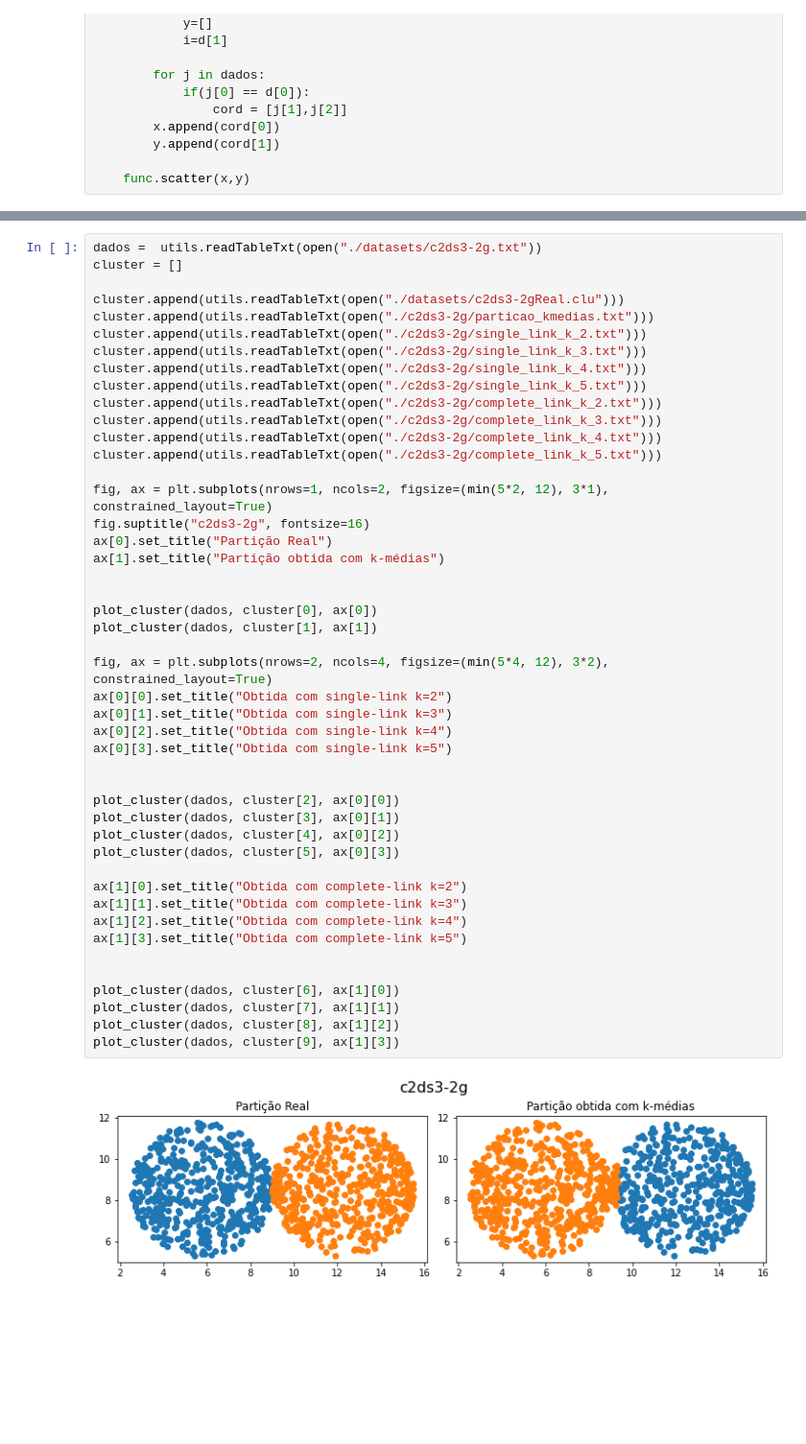
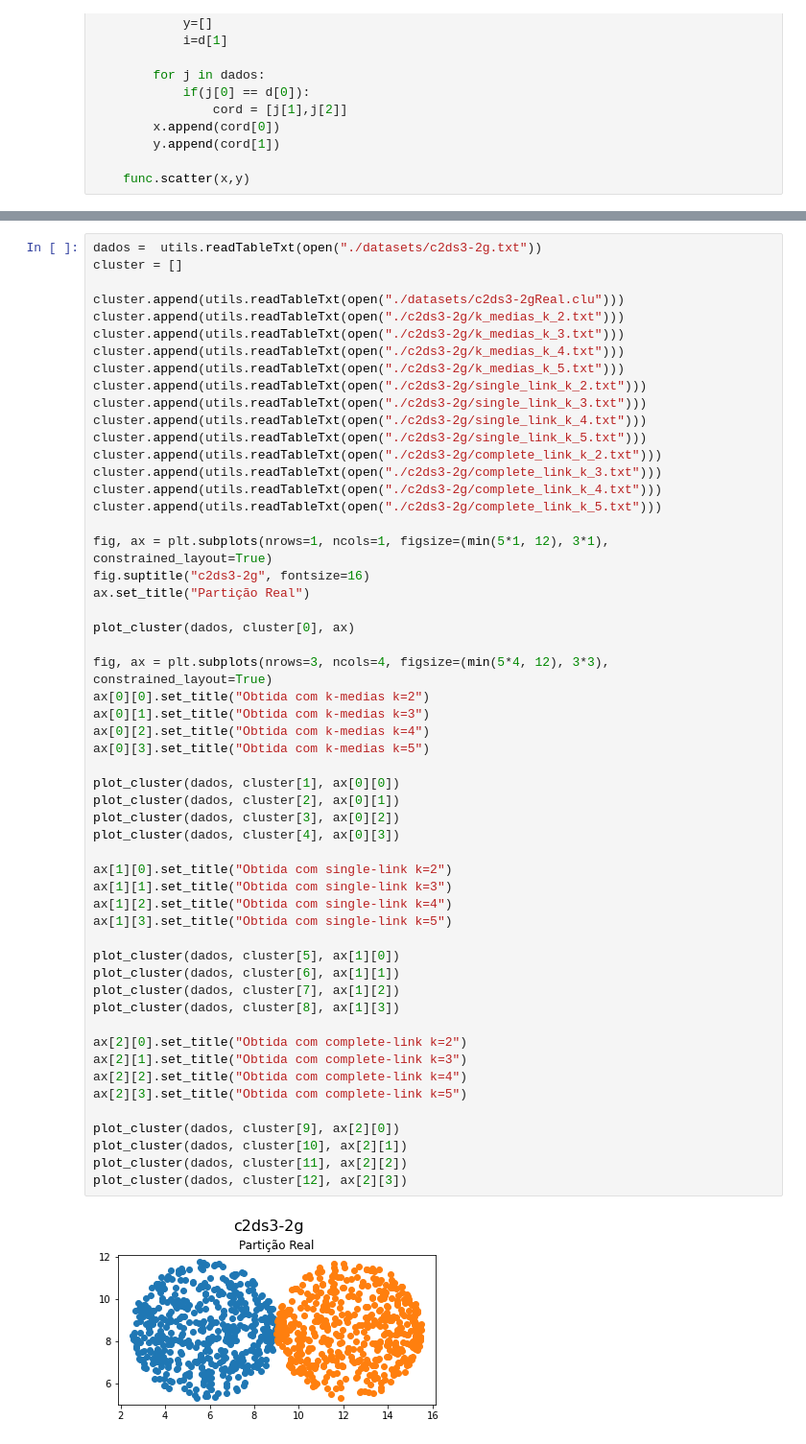
Before and after one commit to Guilherme-Fumagali/trabalho-IA, a Jupyter notebook: Analise_dados.ipynb, the cells around one changed output, grey strips where cells are left out. Shown: that part at 96% size. Cells and saved outputs as stored; diff of their text form; blank space fills up the shorter version.

```diff
--- a/Analise_dados.ipynb
+++ b/Analise_dados.ipynb
@@ -73,48 +81,56 @@ plot_cluster(dados, cluster[9], ax[1][3])
 # %%
 dados =  utils.readTableTxt(open("./datasets/c2ds3-2g.txt"))
 cluster = []
 
 cluster.append(utils.readTableTxt(open("./datasets/c2ds3-2gReal.clu")))
-cluster.append(utils.readTableTxt(open("./c2ds3-2g/particao_kmedias.txt")))
+cluster.append(utils.readTableTxt(open("./c2ds3-2g/k_medias_k_2.txt")))
+cluster.append(utils.readTableTxt(open("./c2ds3-2g/k_medias_k_3.txt")))
+cluster.append(utils.readTableTxt(open("./c2ds3-2g/k_medias_k_4.txt")))
+cluster.append(utils.readTableTxt(open("./c2ds3-2g/k_medias_k_5.txt")))
 cluster.append(utils.readTableTxt(open("./c2ds3-2g/single_link_k_2.txt")))
 cluster.append(utils.readTableTxt(open("./c2ds3-2g/single_link_k_3.txt")))
 cluster.append(utils.readTableTxt(open("./c2ds3-2g/single_link_k_4.txt")))
 cluster.append(utils.readTableTxt(open("./c2ds3-2g/single_link_k_5.txt")))
 cluster.append(utils.readTableTxt(open("./c2ds3-2g/complete_link_k_2.txt")))
 cluster.append(utils.readTableTxt(open("./c2ds3-2g/complete_link_k_3.txt")))
 cluster.append(utils.readTableTxt(open("./c2ds3-2g/complete_link_k_4.txt")))
 cluster.append(utils.readTableTxt(open("./c2ds3-2g/complete_link_k_5.txt")))
 
-fig, ax = plt.subplots(nrows=1, ncols=2, figsize=(min(5*2, 12), 3*1), constrained_layout=True)
+fig, ax = plt.subplots(nrows=1, ncols=1, figsize=(min(5*1, 12), 3*1), constrained_layout=True)
 fig.suptitle("c2ds3-2g", fontsize=16)
-ax[0].set_title("Partição Real")
-ax[1].set_title("Partição obtida com k-médias")
+ax.set_title("Partição Real")
 
+plot_cluster(dados, cluster[0], ax)
 
-plot_cluster(dados, cluster[0], ax[0])
-plot_cluster(dados, cluster[1], ax[1])
+fig, ax = plt.subplots(nrows=3, ncols=4, figsize=(min(5*4, 12), 3*3), constrained_layout=True)
+ax[0][0].set_title("Obtida com k-medias k=2")
+ax[0][1].set_title("Obtida com k-medias k=3")
+ax[0][2].set_title("Obtida com k-medias k=4")
+ax[0][3].set_title("Obtida com k-medias k=5")
 
-fig, ax = plt.subplots(nrows=2, ncols=4, figsize=(min(5*4, 12), 3*2), constrained_layout=True)
-ax[0][0].set_title("Obtida com single-link k=2")
-ax[0][1].set_title("Obtida com single-link k=3")
-ax[0][2].set_title("Obtida com single-link k=4")
-ax[0][3].set_title("Obtida com single-link k=5")
+plot_cluster(dados, cluster[1], ax[0][0])
+plot_cluster(dados, cluster[2], ax[0][1])
+plot_cluster(dados, cluster[3], ax[0][2])
+plot_cluster(dados, cluster[4], ax[0][3])
 
+ax[1][0].set_title("Obtida com single-link k=2")
+ax[1][1].set_title("Obtida com single-link k=3")
+ax[1][2].set_title("Obtida com single-link k=4")
+ax[1][3].set_title("Obtida com single-link k=5")
 
-plot_cluster(dados, cluster[2], ax[0][0])
-plot_cluster(dados, cluster[3], ax[0][1])
-plot_cluster(dados, cluster[4], ax[0][2])
-plot_cluster(dados, cluster[5], ax[0][3])
+plot_cluster(dados, cluster[5], ax[1][0])
+plot_cluster(dados, cluster[6], ax[1][1])
+plot_cluster(dados, cluster[7], ax[1][2])
+plot_cluster(dados, cluster[8], ax[1][3])
 
-ax[1][0].set_title("Obtida com complete-link k=2")
-ax[1][1].set_title("Obtida com complete-link k=3")
-ax[1][2].set_title("Obtida com complete-link k=4")
-ax[1][3].set_title("Obtida com complete-link k=5")
+ax[2][0].set_title("Obtida com complete-link k=2")
+ax[2][1].set_title("Obtida com complete-link k=3")
+ax[2][2].set_title("Obtida com complete-link k=4")
+ax[2][3].set_title("Obtida com complete-link k=5")
 
-
-plot_cluster(dados, cluster[6], ax[1][0])
-plot_cluster(dados, cluster[7], ax[1][1])
-plot_cluster(dados, cluster[8], ax[1][2])
-plot_cluster(dados, cluster[9], ax[1][3])
+plot_cluster(dados, cluster[9], ax[2][0])
+plot_cluster(dados, cluster[10], ax[2][1])
+plot_cluster(dados, cluster[11], ax[2][2])
+plot_cluster(dados, cluster[12], ax[2][3])
 # %% [output]
-[figure, old version]
+[figure, new version]
```
Also changed, not shown: parts of 3 cells of this notebook.
